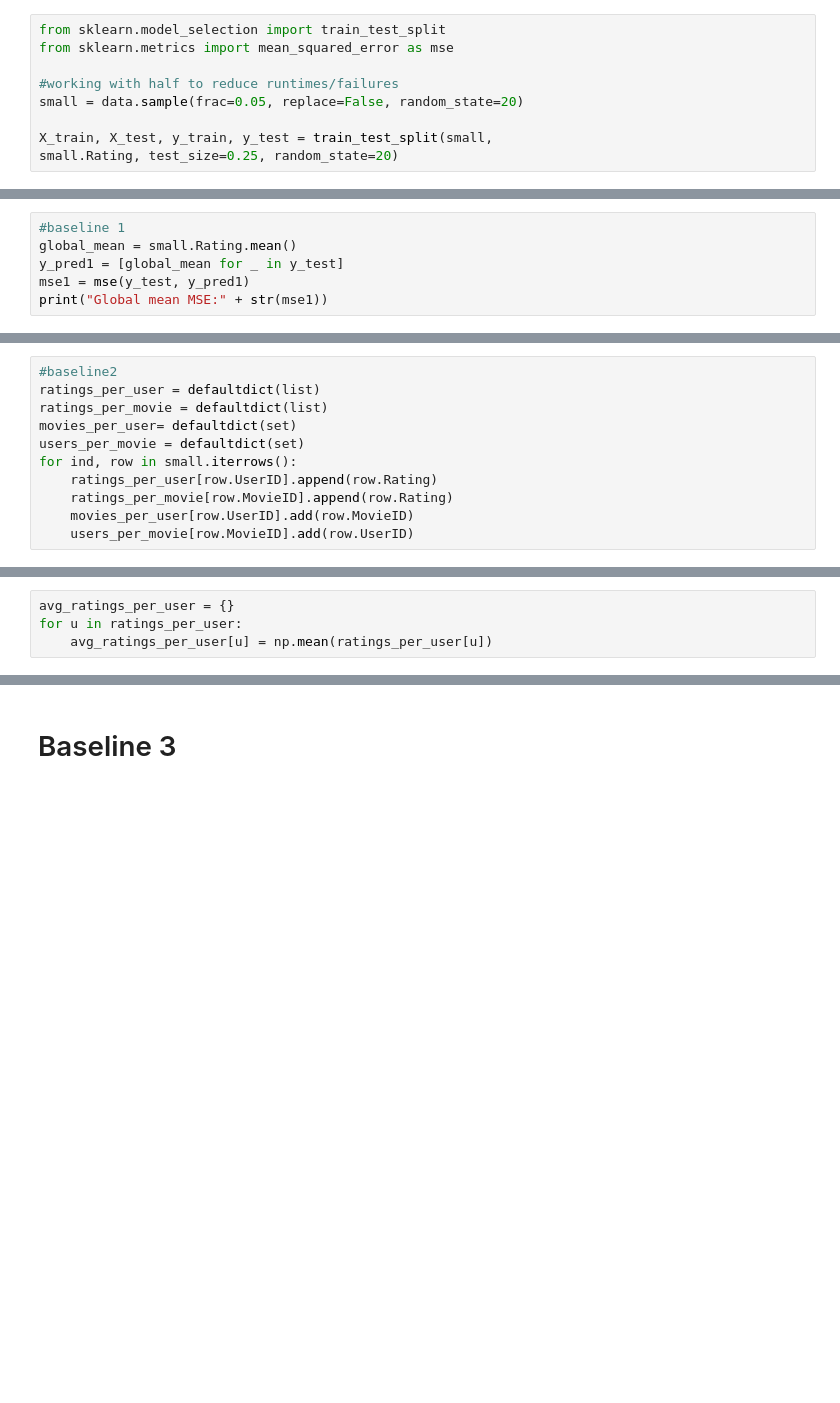
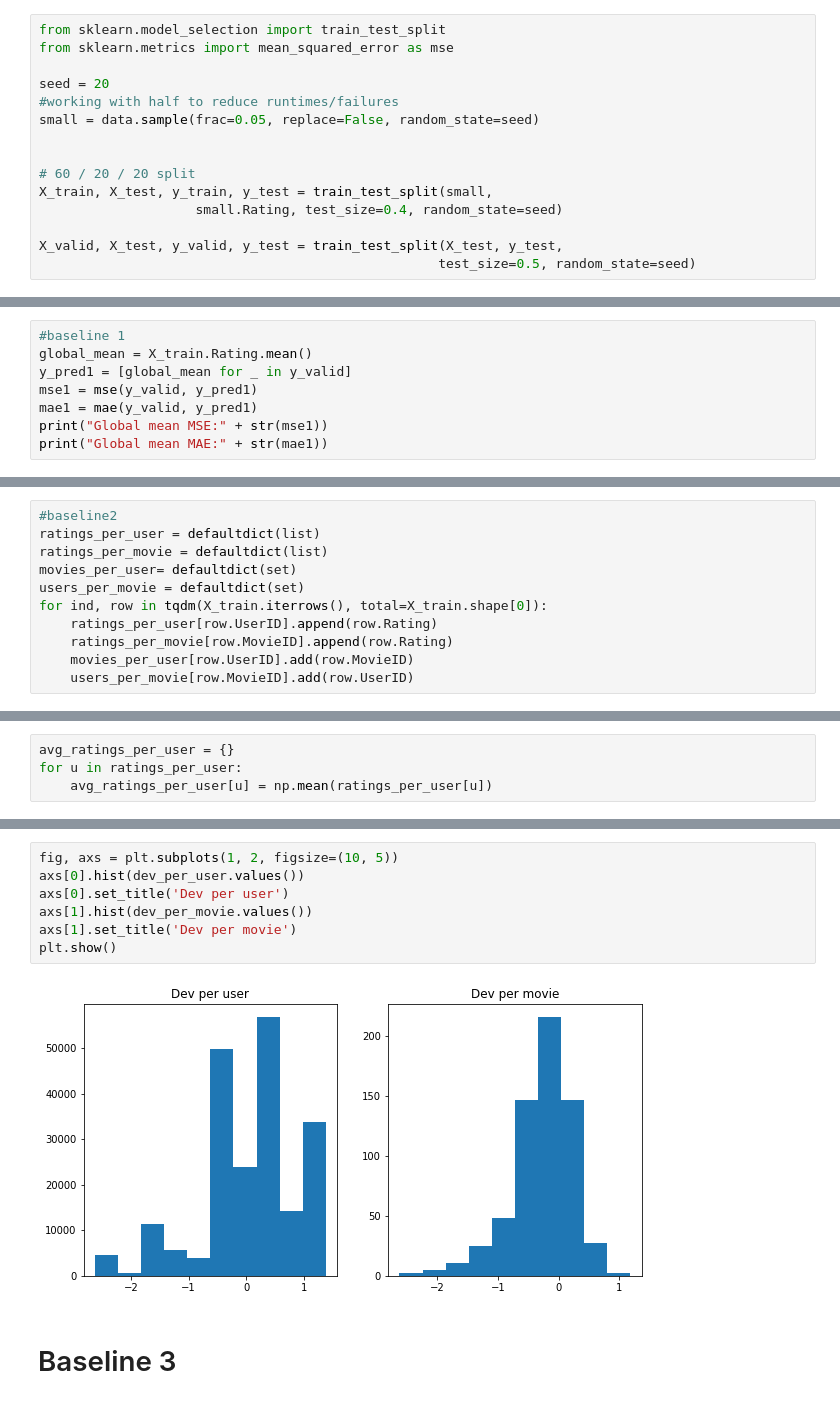
Before and after one commit to KaiMJ/netflix-recommendation, a Jupyter notebook: new_data_eda_and_baselines.ipynb, the cells around one changed output, grey strips where cells are left out. Drawn from its saved outputs; the diff is of its cells as text; blank space fills up the shorter version.

```diff
--- a/new_data_eda_and_baselines.ipynb
+++ b/new_data_eda_and_baselines.ipynb
@@ -295,8 +283,14 @@ plt.show()
 from sklearn.model_selection import train_test_split
 from sklearn.metrics import mean_squared_error as mse
 
+seed = 20
 #working with half to reduce runtimes/failures
-small = data.sample(frac=0.05, replace=False, random_state=20)
+small = data.sample(frac=0.05, replace=False, random_state=seed)
 
+
+# 60 / 20 / 20 split
 X_train, X_test, y_train, y_test = train_test_split(small,
-small.Rating, test_size=0.25, random_state=20)
+                    small.Rating, test_size=0.4, random_state=seed)
+
+X_valid, X_test, y_valid, y_test = train_test_split(X_test, y_test,
+                                                   test_size=0.5, random_state=seed)
@@ -307,7 +301,9 @@ small.shape
 # %%
 #baseline 1
-global_mean = small.Rating.mean()
-y_pred1 = [global_mean for _ in y_test]
-mse1 = mse(y_test, y_pred1)
+global_mean = X_train.Rating.mean()
+y_pred1 = [global_mean for _ in y_valid]
+mse1 = mse(y_valid, y_pred1)
+mae1 = mae(y_valid, y_pred1)
 print("Global mean MSE:" + str(mse1))
+print("Global mean MAE:" + str(mae1))
 # %% [output]
@@ -320,7 +317,7 @@ ratings_per_user = defaultdict(list)
 ratings_per_movie = defaultdict(list)
 movies_per_user= defaultdict(set)
 users_per_movie = defaultdict(set)
-for ind, row in small.iterrows():
+for ind, row in tqdm(X_train.iterrows(), total=X_train.shape[0]):
     ratings_per_user[row.UserID].append(row.Rating)
     ratings_per_movie[row.MovieID].append(row.Rating)
     movies_per_user[row.UserID].add(row.MovieID)
@@ -356,3 +375,12 @@ Global mean with user/movie deviations MSE:0.5544458538697193
+# %%
+fig, axs = plt.subplots(1, 2, figsize=(10, 5))
+axs[0].hist(dev_per_user.values())
+axs[0].set_title('Dev per user')
+axs[1].hist(dev_per_movie.values())
+axs[1].set_title('Dev per movie')
+plt.show()
+# %% [output]
+[figure, added]
 # %% [markdown]
 # Baseline 3
 # %%
```
Also changed, not shown: parts of 37 cells of this notebook, 3 other files.
